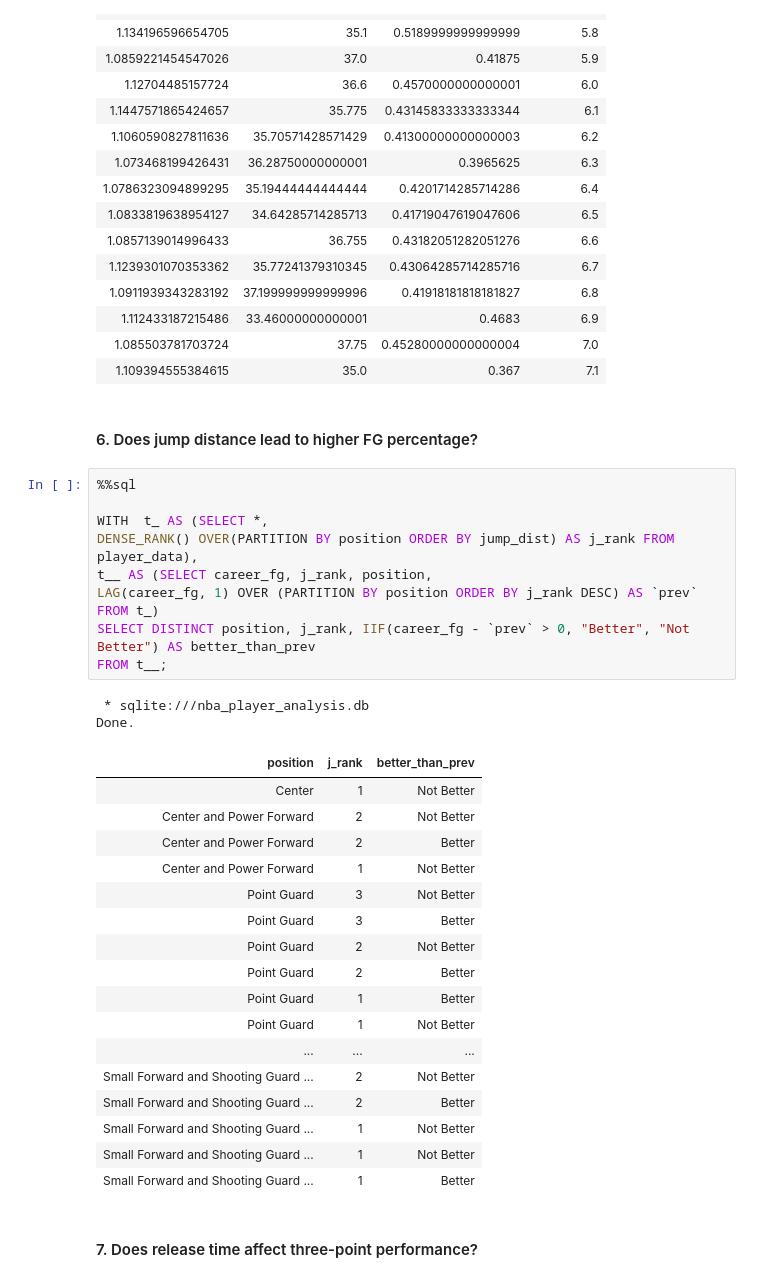
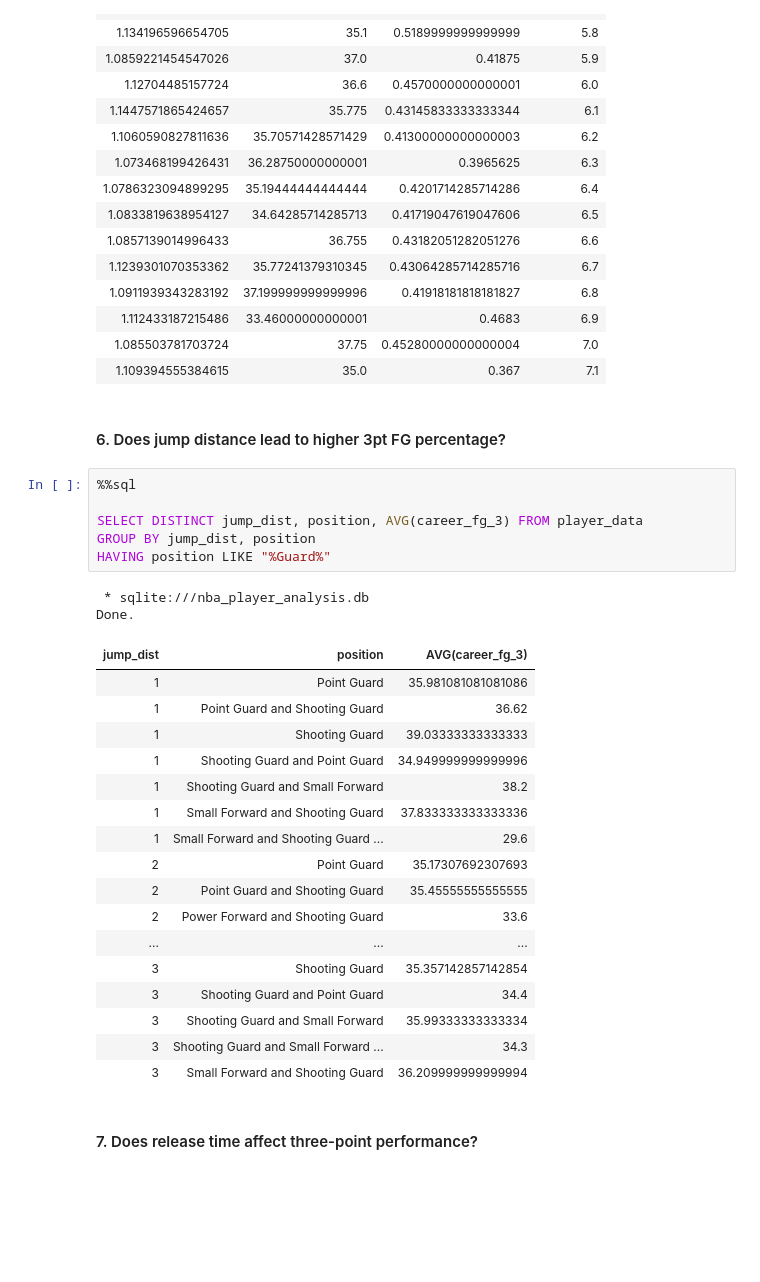
Before and after one commit to JohnKang0720/nba-shooting-da, a Jupyter notebook: sql_analysis.ipynb, the cells around one changed output. Drawn from its saved outputs; the diff is of its cells as text; blank space fills up the shorter version.

```diff
--- a/sql_analysis.ipynb
+++ b/sql_analysis.ipynb
@@ -208,37 +209,33 @@ Done.
 | 1.085503781703724 | 37.75 | 0.45280000000000004 | 7.0 |
 | 1.109394555384615 | 35.0 | 0.367 | 7.1 |
 # %% [markdown]
-#### 6. Does jump distance lead to higher FG percentage?
+#### 6. Does jump distance lead to higher 3pt FG percentage?
-# %%
-%%sql
-
-WITH  t_ AS (SELECT *,
-DENSE_RANK() OVER(PARTITION BY position ORDER BY jump_dist) AS j_rank FROM player_data),
-t__ AS (SELECT career_fg, j_rank, position,
-LAG(career_fg, 1) OVER (PARTITION BY position ORDER BY j_rank DESC) AS `prev`
-FROM t_)
-SELECT DISTINCT position, j_rank, IIF(career_fg - `prev` > 0, "Better", "Not Better") AS better_than_prev
-FROM t__;
-# %% [output]
- * sqlite:///nba_player_analysis.db
-Done.
-| position | j_rank | better_than_prev |
-| Center | 1 | Not Better |
-| Center and Power Forward | 2 | Not Better |
-| Center and Power Forward | 2 | Better |
-| Center and Power Forward | 1 | Not Better |
-| Point Guard | 3 | Not Better |
-| Point Guard | 3 | Better |
-| Point Guard | 2 | Not Better |
-| Point Guard | 2 | Better |
-| Point Guard | 1 | Better |
-| Point Guard | 1 | Not Better |
-| ... | ... | ... |
-| Small Forward and Shooting Guard ... | 2 | Not Better |
-| Small Forward and Shooting Guard ... | 2 | Better |
-| Small Forward and Shooting Guard ... | 1 | Not Better |
-| Small Forward and Shooting Guard ... | 1 | Not Better |
-| Small Forward and Shooting Guard ... | 1 | Better |
+# %%
+%%sql
+
+SELECT DISTINCT jump_dist, position, AVG(career_fg_3) FROM player_data
+GROUP BY jump_dist, position
+HAVING position LIKE "%Guard%"
+# %% [output]
+ * sqlite:///nba_player_analysis.db
+Done.
+| jump_dist | position | AVG(career_fg_3) |
+| 1 | Point Guard | 35.981081081081086 |
+| 1 | Point Guard and Shooting Guard | 36.62 |
+| 1 | Shooting Guard | 39.03333333333333 |
+| 1 | Shooting Guard and Point Guard | 34.949999999999996 |
+| 1 | Shooting Guard and Small Forward | 38.2 |
+| 1 | Small Forward and Shooting Guard | 37.833333333333336 |
+| 1 | Small Forward and Shooting Guard ... | 29.6 |
+| 2 | Point Guard | 35.17307692307693 |
+| 2 | Point Guard and Shooting Guard | 35.45555555555555 |
+| 2 | Power Forward and Shooting Guard | 33.6 |
+| ... | ... | ... |
+| 3 | Shooting Guard | 35.357142857142854 |
+| 3 | Shooting Guard and Point Guard | 34.4 |
+| 3 | Shooting Guard and Small Forward | 35.99333333333334 |
+| 3 | Shooting Guard and Small Forward ... | 34.3 |
+| 3 | Small Forward and Shooting Guard | 36.209999999999994 |
 # %% [markdown]
 #### 7. Does release time affect three-point performance?
 # %%
```
Also changed, not shown: parts of 7 cells of this notebook, 1 other file.
